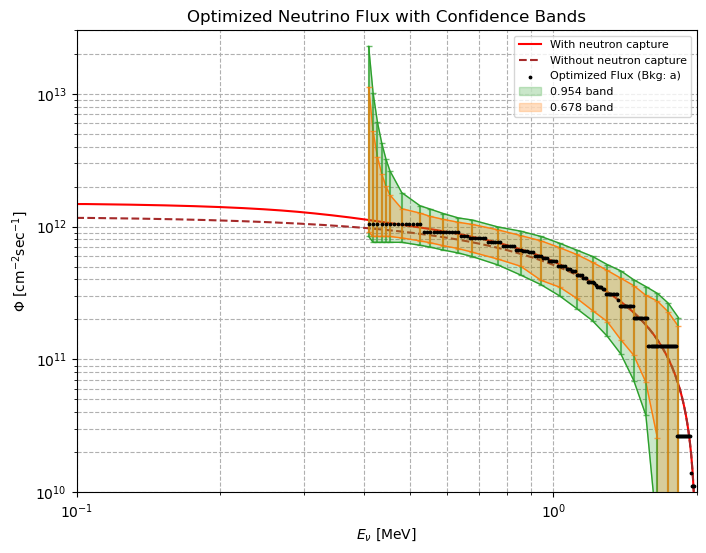
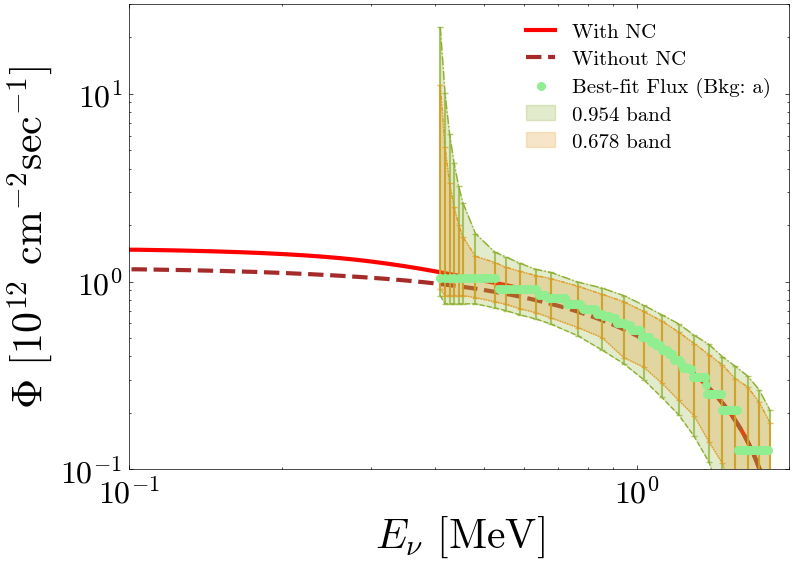
The notebook cell's code change between the first figure and the second:
--- before
+++ after
@@ -10,4 +10,4 @@
 import matplotlib.pyplot as plt
 plt.yscale('log')
-plt.ylim(1e10, 3e13)
+plt.ylim(1e-1, 3e1)
 plt.show()

Commit: Regenerate plots/notebooks with physrev style and norm scaling